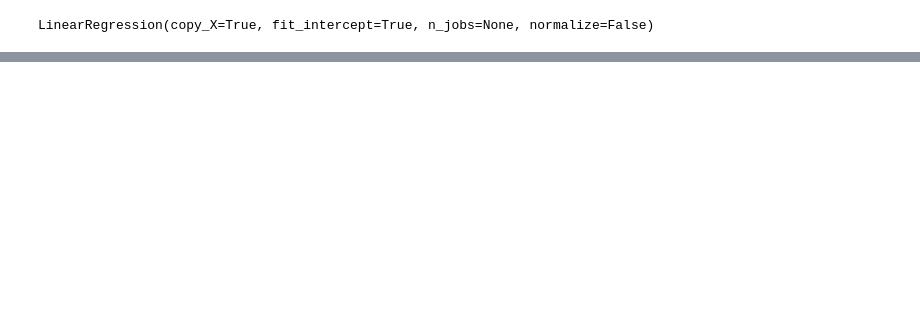
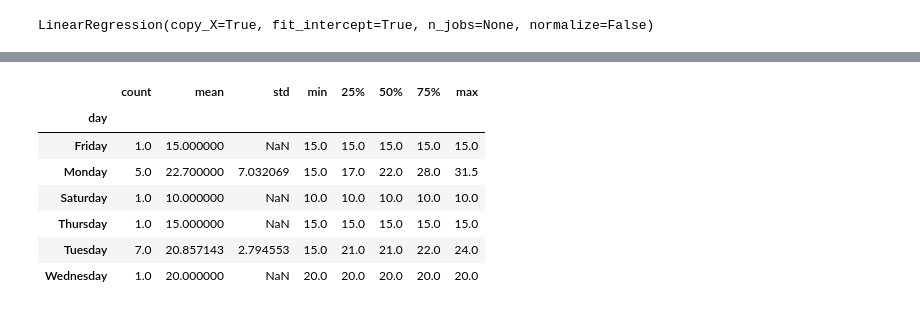
Before and after one commit to khaifahmi99/iot-smart-parking, a Jupyter notebook: ml/SmartParking-ML.ipynb, the cells around one changed output, grey strips where cells are left out. Saved outputs shown, nothing was run; the diff lists cells and outputs as text; code cells hidden in the pictures; blank space fills up the shorter version.

```diff
--- a/ml/SmartParking-ML.ipynb
+++ b/ml/SmartParking-ML.ipynb
@@ -104,0 +129,11 @@ plt.plot(test_X, model.predict(test_X),color='k')
+# %%
+raw_df.groupby('day')['user_fee'].describe()
+# %% [output]
+|  | count | mean | std | min | 25% | 50% | 75% | max |
+| day |  |  |  |  |  |  |  |  |
+| Friday | 1.0 | 15.000000 | NaN | 15.0 | 15.0 | 15.0 | 15.0 | 15.0 |
+| Monday | 5.0 | 22.700000 | 7.032069 | 15.0 | 17.0 | 22.0 | 28.0 | 31.5 |
+| Saturday | 1.0 | 10.000000 | NaN | 10.0 | 10.0 | 10.0 | 10.0 | 10.0 |
+| Thursday | 1.0 | 15.000000 | NaN | 15.0 | 15.0 | 15.0 | 15.0 | 15.0 |
+| Tuesday | 7.0 | 20.857143 | 2.794553 | 15.0 | 21.0 | 21.0 | 22.0 | 24.0 |
+| Wednesday | 1.0 | 20.000000 | NaN | 20.0 | 20.0 | 20.0 | 20.0 | 20.0 |
```
Also changed, not shown: parts of 9 cells of this notebook, 1 other file.
